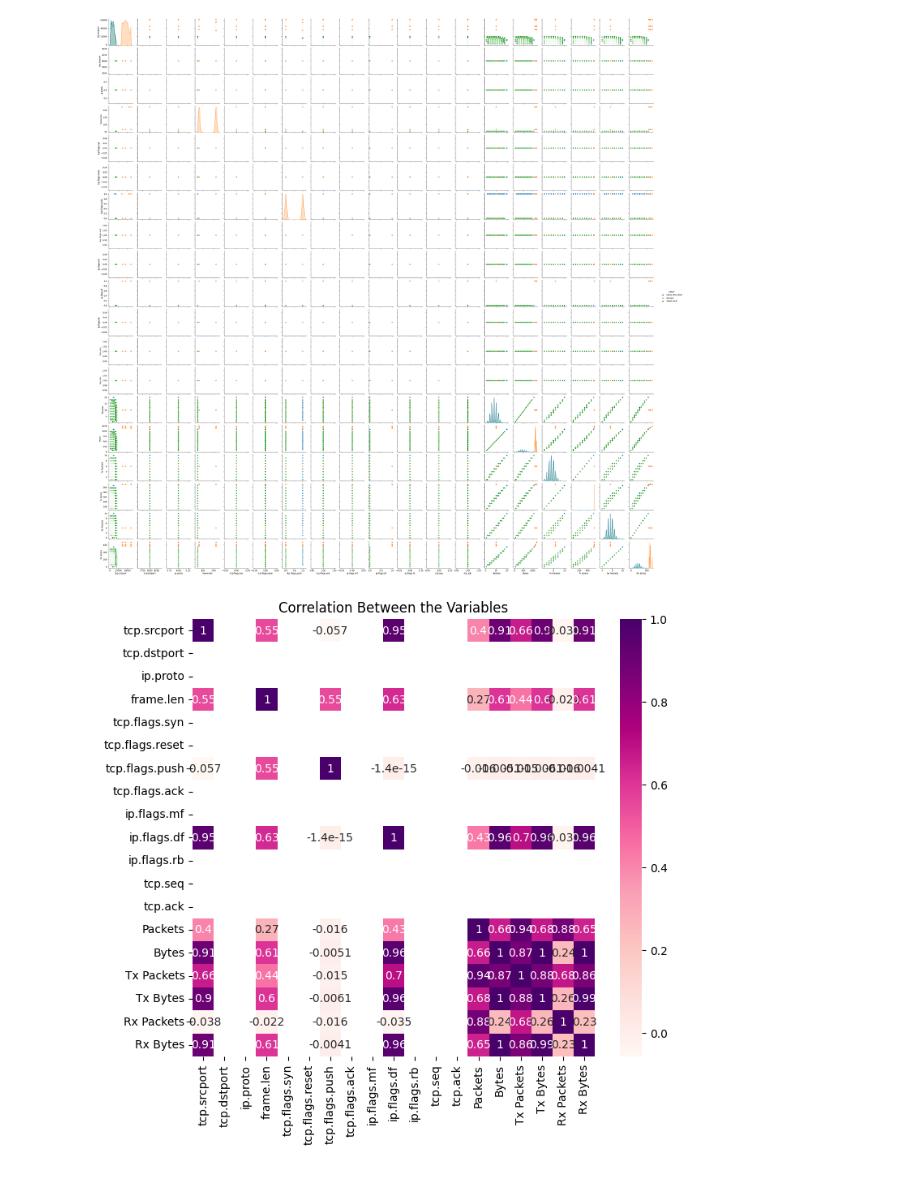
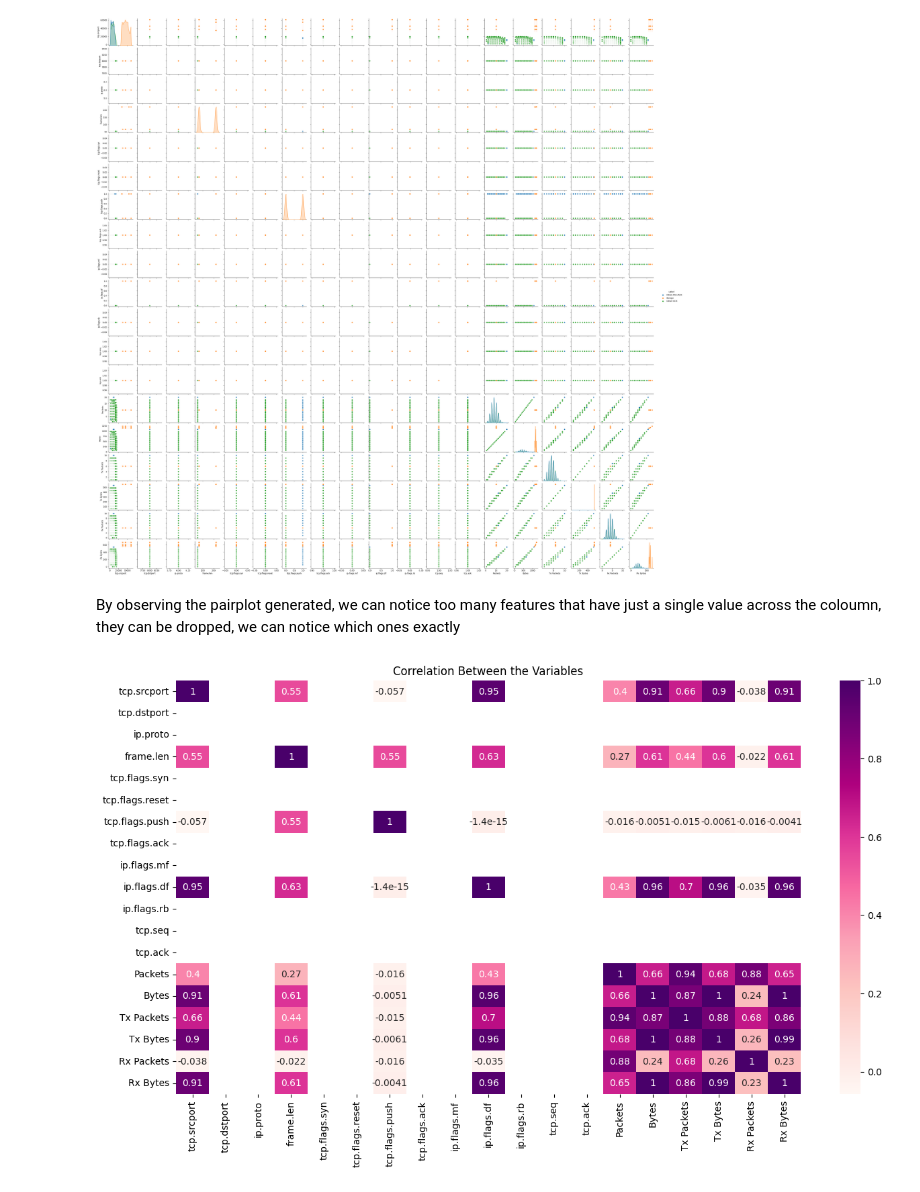
Before and after one commit to Roon311/DDoS-Detection-using-Machine-Learning, a Jupyter notebook: DDoS_Detection_and_Mitigation_using_Machine_Learning.ipynb, the cells around one changed output. Saved outputs shown, nothing was run; the diff lists cells and outputs as text; code cells hidden in the pictures.

```diff
--- a/DDoS_Detection_and_Mitigation_using_Machine_Learning.ipynb
+++ b/DDoS_Detection_and_Mitigation_using_Machine_Learning.ipynb
@@ -163,13 +164,15 @@ sns.pairplot(ddos, hue = 'Label', size = 2, diag_kind = 'kde')
 plt.show()
 # %% [output]
 [figure]
+# %% [markdown]
+By observing the pairplot generated, we can notice too many features that have just a single value across the coloumn, they can be dropped, we can notice which ones exactly
 # %%
 numeric_data = ddos.select_dtypes(include='number')# select only the columns in the DataFrame data that have numeric (number) data
 correlation_matrix = numeric_data.corr()
-fig, ax = plt.subplots(figsize=(8,7))
+fig, ax = plt.subplots(figsize=(15,8))
 sns.heatmap(correlation_matrix, annot=True,ax=ax,  cmap="RdPu")
 plt.title('Correlation Between the Variables')
 #plt.xticks(rotation=45);
 plt.show()
 # %% [output]
-[figure, old version]
+[figure, new version]
```
Also changed, not shown: parts of 16 cells of this notebook.
